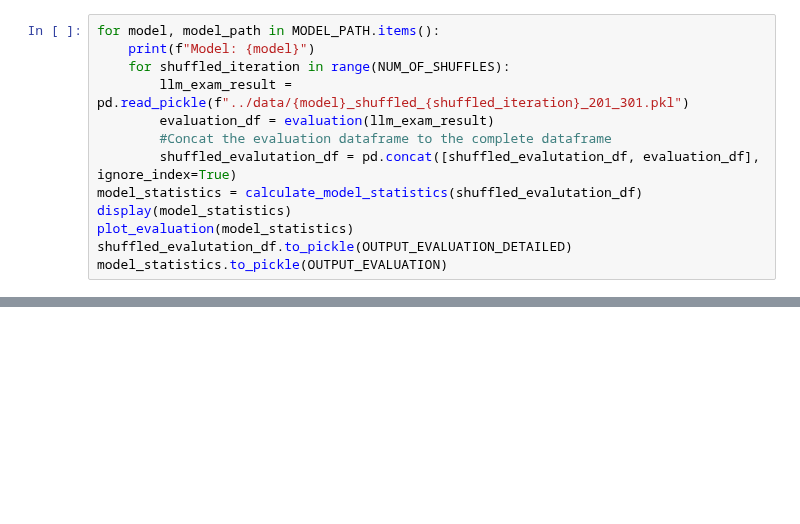
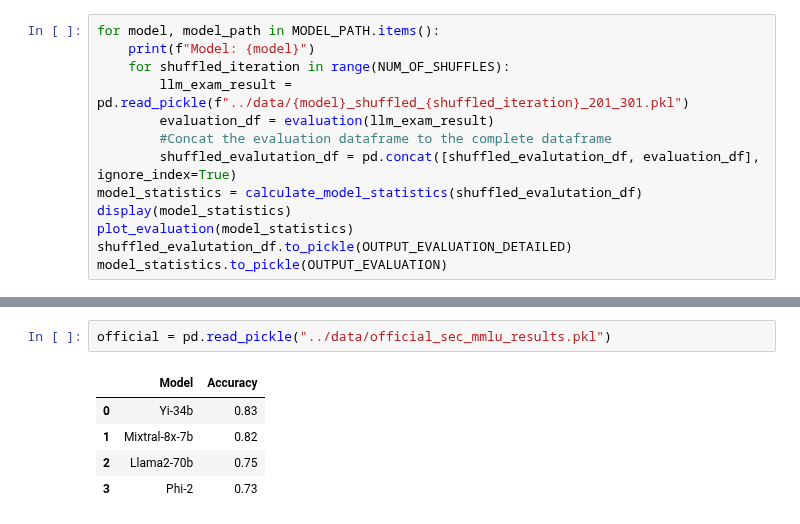
Before and after one commit to cybercampus-se/GenAICyberSecMCQA, a Jupyter notebook: src/mcqa_LLM mmlu_add.ipynb, the cells around one changed output, grey strips where cells are left out. Drawn from its saved outputs; the diff is of its cells as text; blank space fills up the shorter version.

```diff
--- a/src/mcqa_LLM mmlu_add.ipynb
+++ b/src/mcqa_LLM mmlu_add.ipynb
@@ -722,0 +725,8 @@ model_statistics.to_pickle(OUTPUT_EVALUATION)
+# %%
+official = pd.read_pickle("../data/official_sec_mmlu_results.pkl")
+# %% [output]
+|  | Model | Accuracy |
+| 0 | Yi-34b | 0.83 |
+| 1 | Mixtral-8x-7b | 0.82 |
+| 2 | Llama2-70b | 0.75 |
+| 3 | Phi-2 | 0.73 |
```
Also changed, not shown: parts of 9 cells of this notebook.
